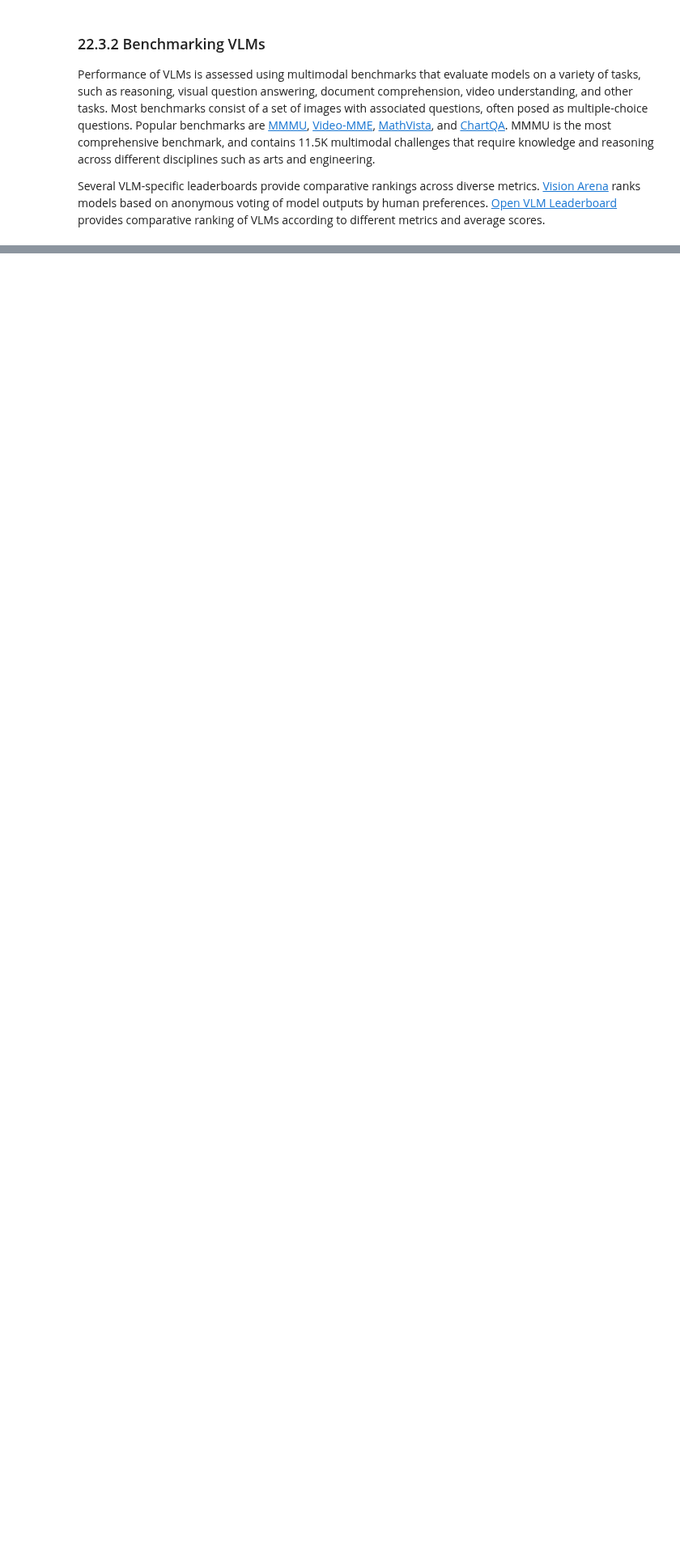
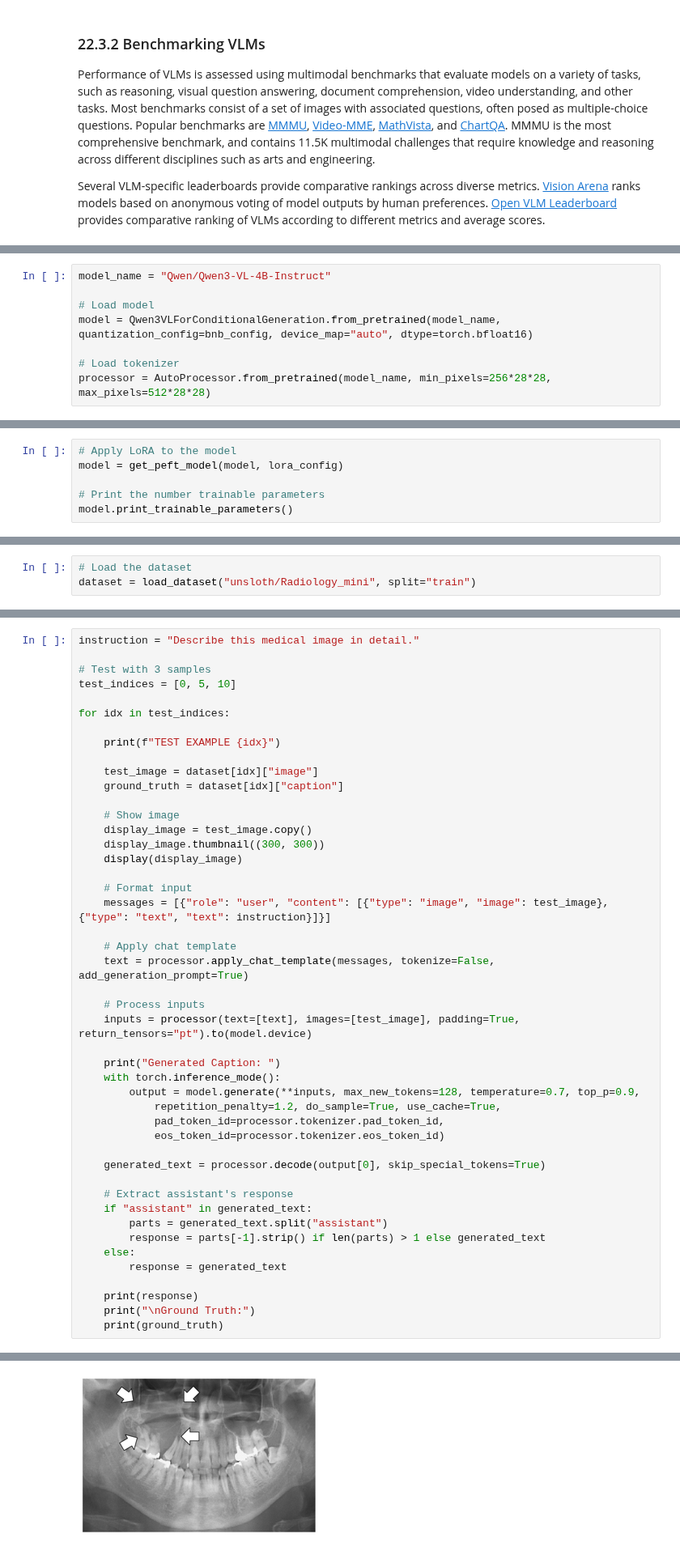
Before and after one commit to avakanski/Fall-2025-Applied-Data-Science-with-Python, a Jupyter notebook: docs/Lectures/Theme_3-Model_Engineering/Lecture_22-LLMs_Part_2/Lecture_22-LLMs_Part_2.ipynb, the cells around one changed output, grey strips where cells are left out. Shown at 81% size. Drawn from its saved outputs; the diff is of its cells as text; blank space fills up the shorter version.

```diff
--- a/docs/Lectures/Theme_3-Model_Engineering/Lecture_22-LLMs_Part_2/Lecture_22-LLMs_Part_2.ipynb
+++ b/docs/Lectures/Theme_3-Model_Engineering/Lecture_22-LLMs_Part_2/Lecture_22-LLMs_Part_2.ipynb
@@ -642,0 +684,8 @@ VLMs have been applied across many domains and industries, and offer great poten
+# %%
+model_name = "Qwen/Qwen3-VL-4B-Instruct"
+
+# Load model
+model = Qwen3VLForConditionalGeneration.from_pretrained(model_name, quantization_config=bnb_config, device_map="auto", dtype=torch.bfloat16)
+
+# Load tokenizer
+processor = AutoProcessor.from_pretrained(model_name, min_pixels=256*28*28, max_pixels=512*28*28)
@@ -642,0 +709,6 @@ VLMs have been applied across many domains and industries, and offer great poten
+# %%
+# Apply LoRA to the model
+model = get_peft_model(model, lora_config)
+
+# Print the number trainable parameters
+model.print_trainable_parameters()
@@ -642,0 +721,3 @@ VLMs have been applied across many domains and industries, and offer great poten
+# %%
+# Load the dataset
+dataset = load_dataset("unsloth/Radiology_mini", split="train")
@@ -642,0 +823,47 @@ VLMs have been applied across many domains and industries, and offer great poten
+# %%
+instruction = "Describe this medical image in detail."
+
+# Test with 3 samples
+test_indices = [0, 5, 10]
+
+for idx in test_indices:
+
+    print(f"TEST EXAMPLE {idx}")
+
+    test_image = dataset[idx]["image"]
+    ground_truth = dataset[idx]["caption"]
+
+    # Show image
+    display_image = test_image.copy()
+    display_image.thumbnail((300, 300))
+    display(display_image)
+
+    # Format input
+    messages = [{"role": "user", "content": [{"type": "image", "image": test_image}, {"type": "text", "text": instruction}]}]
+
+    # Apply chat template
+    text = processor.apply_chat_template(messages, tokenize=False, add_generation_prompt=True)
+
+    # Process inputs
+    inputs = processor(text=[text], images=[test_image], padding=True, return_tensors="pt").to(model.device)
+
+    print("Generated Caption: ")
+    with torch.inference_mode():
+        output = model.generate(**inputs, max_new_tokens=128, temperature=0.7, top_p=0.9,
+            repetition_penalty=1.2, do_sample=True, use_cache=True,
+            pad_token_id=processor.tokenizer.pad_token_id,
+            eos_token_id=processor.tokenizer.eos_token_id)
+
+    generated_text = processor.decode(output[0], skip_special_tokens=True)
+
+    # Extract assistant's response
+    if "assistant" in generated_text:
+        parts = generated_text.split("assistant")
+        response = parts[-1].strip() if len(parts) > 1 else generated_text
+    else:
+        response = generated_text
+
+    print(response)
+    print("\nGround Truth:")
+    print(ground_truth)
+# %% [output]
@@ -642,0 +871 @@ VLMs have been applied across many domains and industries, and offer great poten
+[figure, added]
```
Also changed, not shown: parts of 54 cells of this notebook.
